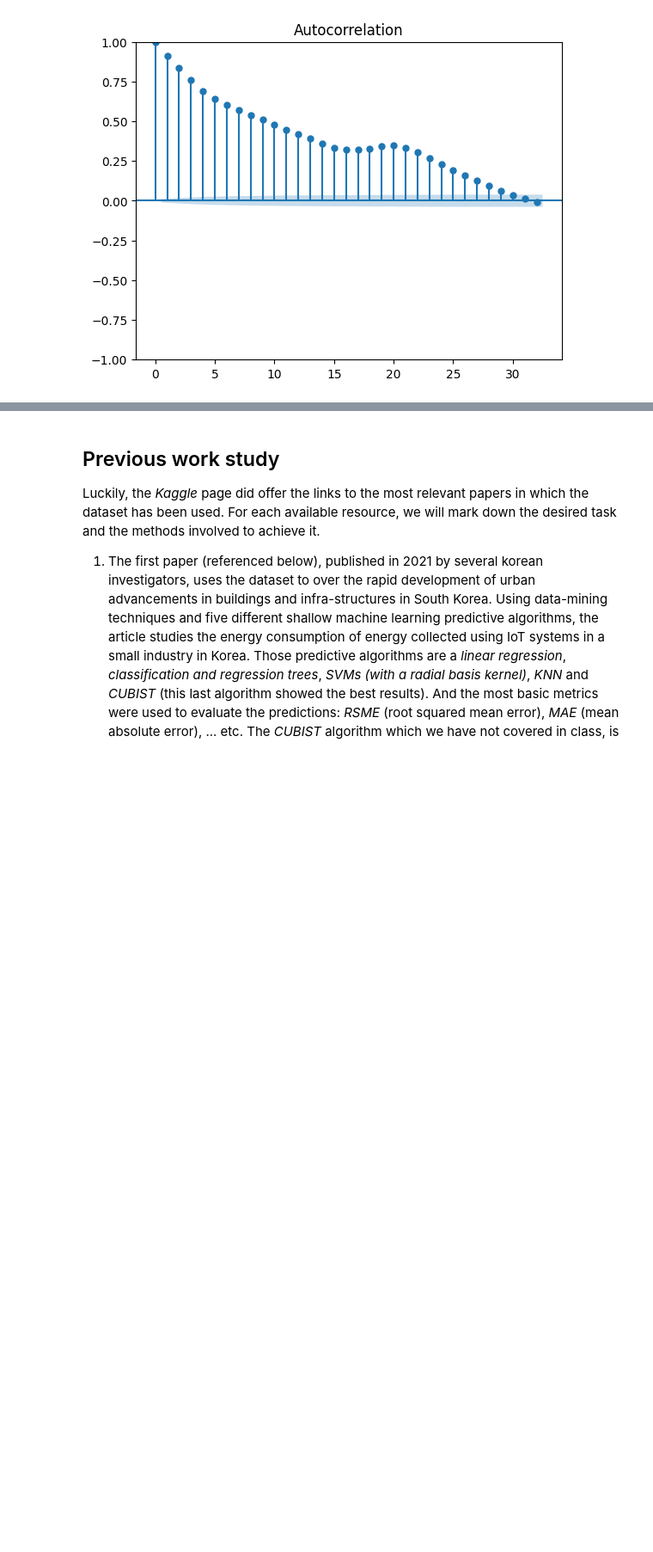
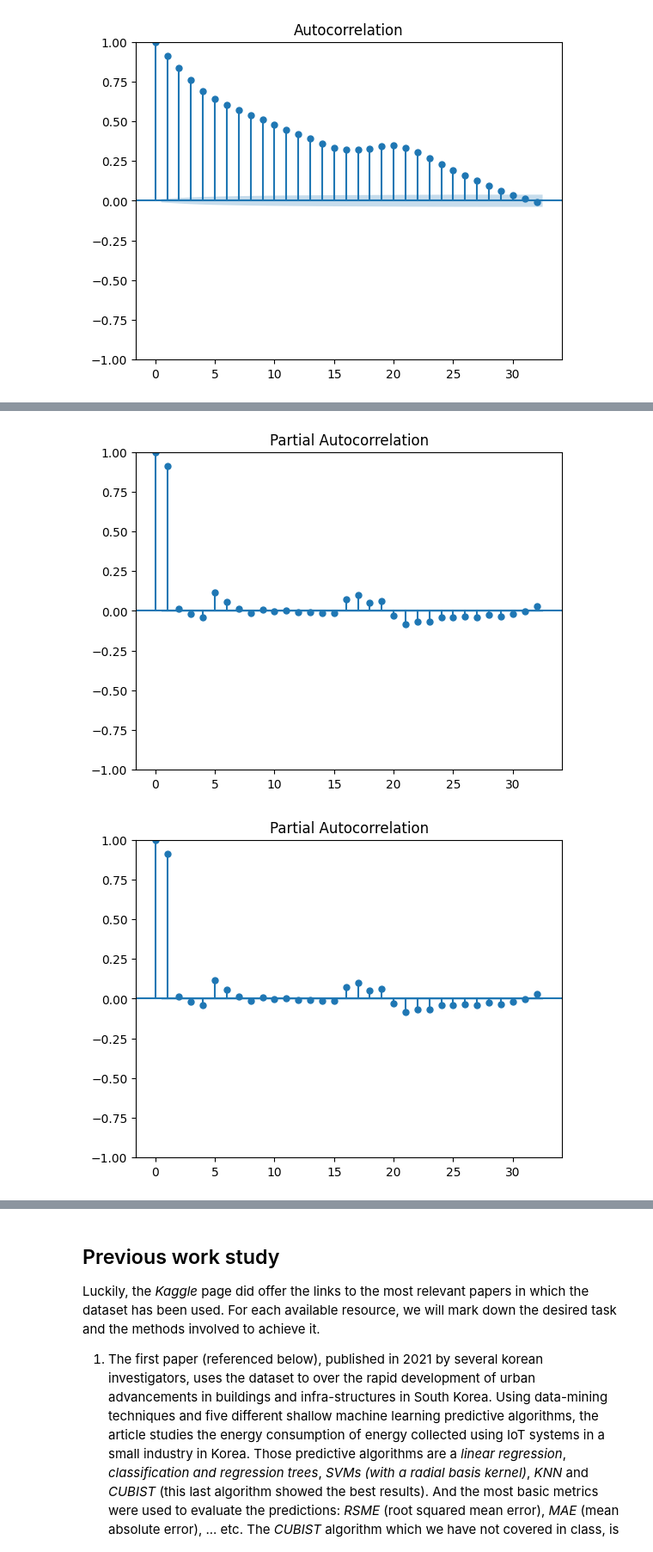
Before and after one commit to DiegoLopezAroca/Multivariate-Time-Series-Forecasting-of-Energy-Consumption-in-the-Steel-Industry, a Jupyter notebook: Project_Proposal.ipynb, the cells around one changed output, grey strips where cells are left out. Shown at 86% size. Saved outputs shown, nothing was run; the diff lists cells and outputs as text; code cells hidden in the pictures; blank space fills up the shorter version.

```diff
--- a/Project_Proposal.ipynb
+++ b/Project_Proposal.ipynb
@@ -200,0 +202,6 @@ plot_acf(df['Usage_kWh'], lags=32) # Apply to the time series column
+# %%
+from statsmodels.graphics.tsaplots import plot_pacf
+plot_pacf(df['Usage_kWh'], lags=32)
+# %% [output]
+[figure, added]
+[figure, added]
```
Also changed, not shown: parts of 6 cells of this notebook.
